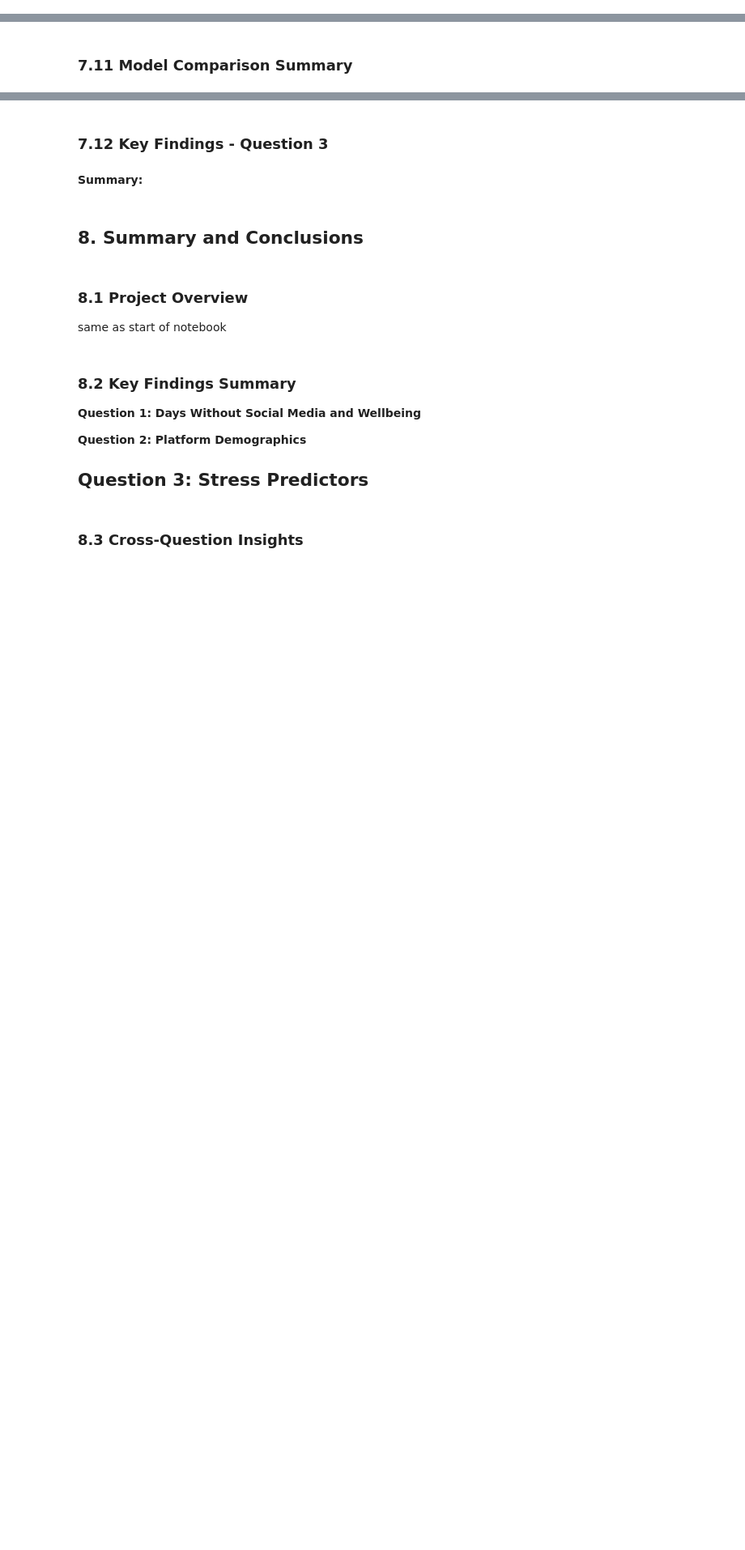
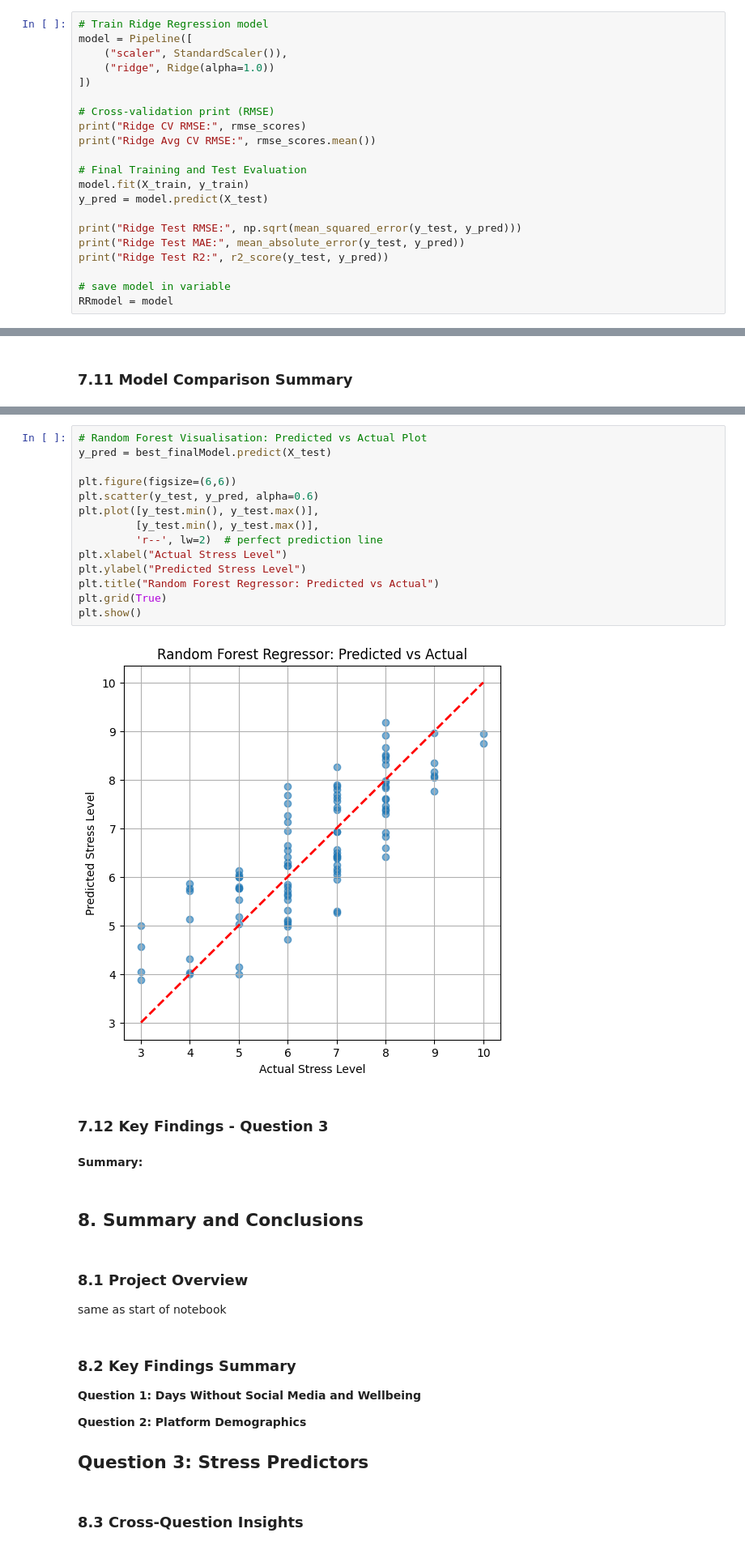
Before and after one commit to miteshbkumar-ship-it/social_mental_health_project, a Jupyter notebook: notebook/social_media_wellbeing_analysis.ipynb, the cells around one changed output, grey strips where cells are left out. Shown at 81% size. Saved outputs shown, nothing was run; the diff lists cells and outputs as text; blank space fills up the shorter version.

Commit message:
ML model added

```diff
--- a/notebook/social_media_wellbeing_analysis.ipynb
+++ b/notebook/social_media_wellbeing_analysis.ipynb
@@ -269,0 +372,21 @@ X_train, X_test, y_train, y_test = train_test_split(X, y, test_size=0.2, random_
+# %%
+# Train Ridge Regression model
+model = Pipeline([
+    ("scaler", StandardScaler()),
+    ("ridge", Ridge(alpha=1.0))
+])
+
+# Cross-validation print (RMSE)
+print("Ridge CV RMSE:", rmse_scores)
+print("Ridge Avg CV RMSE:", rmse_scores.mean())
+
+# Final Training and Test Evaluation
+model.fit(X_train, y_train)
+y_pred = model.predict(X_test)
+
+print("Ridge Test RMSE:", np.sqrt(mean_squared_error(y_test, y_pred)))
+print("Ridge Test MAE:", mean_absolute_error(y_test, y_pred))
+print("Ridge Test R2:", r2_score(y_test, y_pred))
+
+# save model in variable
+RRmodel = model
@@ -277,3 +500,19 @@ X_train, X_test, y_train, y_test = train_test_split(X, y, test_size=0.2, random_
+# %%
+# Random Forest Visualisation: Predicted vs Actual Plot
+y_pred = best_finalModel.predict(X_test)
+
+plt.figure(figsize=(6,6))
+plt.scatter(y_test, y_pred, alpha=0.6)
+plt.plot([y_test.min(), y_test.max()],
+         [y_test.min(), y_test.max()],
+         'r--', lw=2)  # perfect prediction line
+plt.xlabel("Actual Stress Level")
+plt.ylabel("Predicted Stress Level")
+plt.title("Random Forest Regressor: Predicted vs Actual")
+plt.grid(True)
+plt.show()
+# %% [output]
+[figure, added]
 # %% [markdown]
 ### 7.12 Key Findings - Question 3
 # %% [markdown]
```
Also changed, not shown: parts of 29 cells of this notebook.
